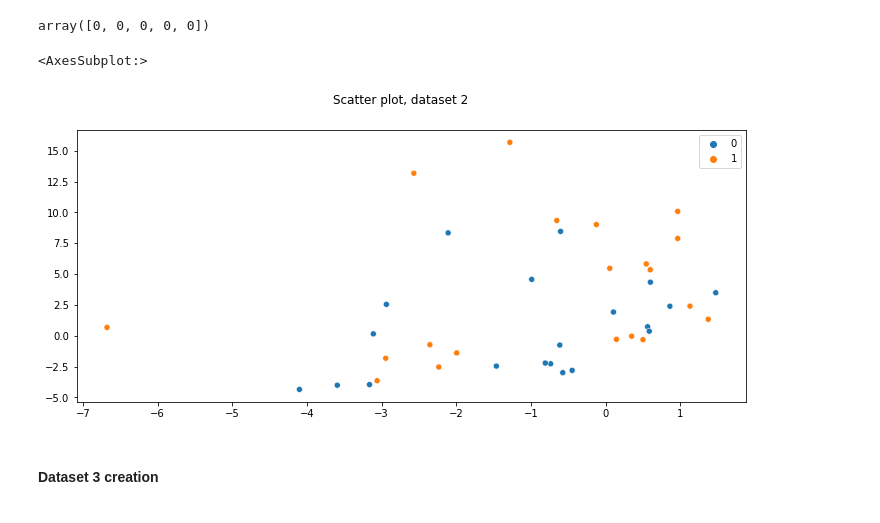
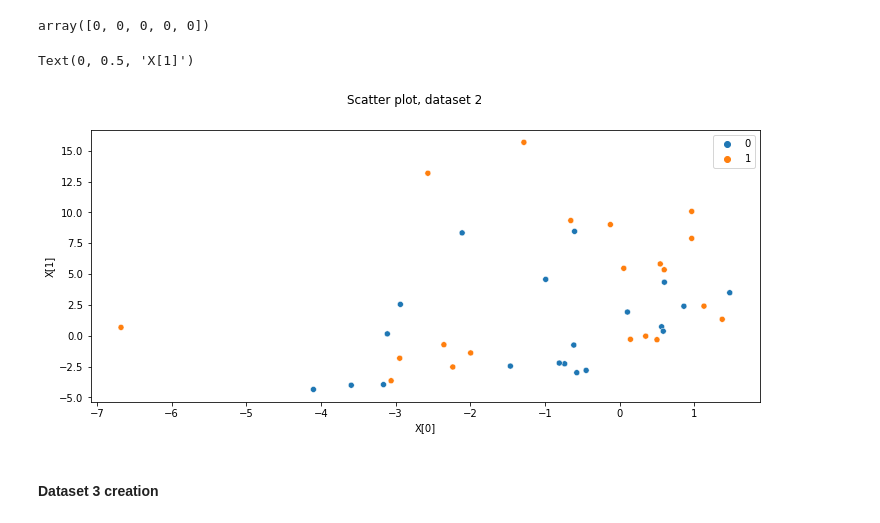
Before and after one commit to goriummaximum/diveintocode-ml, a Jupyter notebook: Sprints/sprint2/sprint2.ipynb, the cells around one changed output. Cells and saved outputs as stored; diff of their text form; code cells hidden in the pictures.

```diff
--- a/Sprints/sprint2/sprint2.ipynb
+++ b/Sprints/sprint2/sprint2.ipynb
@@ -155,15 +157,17 @@ array([0, 0, 0, 0, 0])
 # %%
 fig, axes = plt.subplots(1, 1, figsize=(12, 5), sharey=True)
 fig.suptitle("Scatter plot, dataset 2")
 
 sns.scatterplot(
         x=X2[:, 0],
         y=X2[:, 1],
         hue=y2,
         ax = axes)
+axes.set_xlabel("X[0]")
+axes.set_ylabel("X[1]")
 # %% [output]
-<AxesSubplot:>
+Text(0, 0.5, 'X[1]')
-[figure, old version]
+[figure, new version]
 # %% [markdown]
 <h4>Dataset 3 creation</h4>
 # %% [markdown]
```
Also changed, not shown: parts of 7 cells of this notebook.
